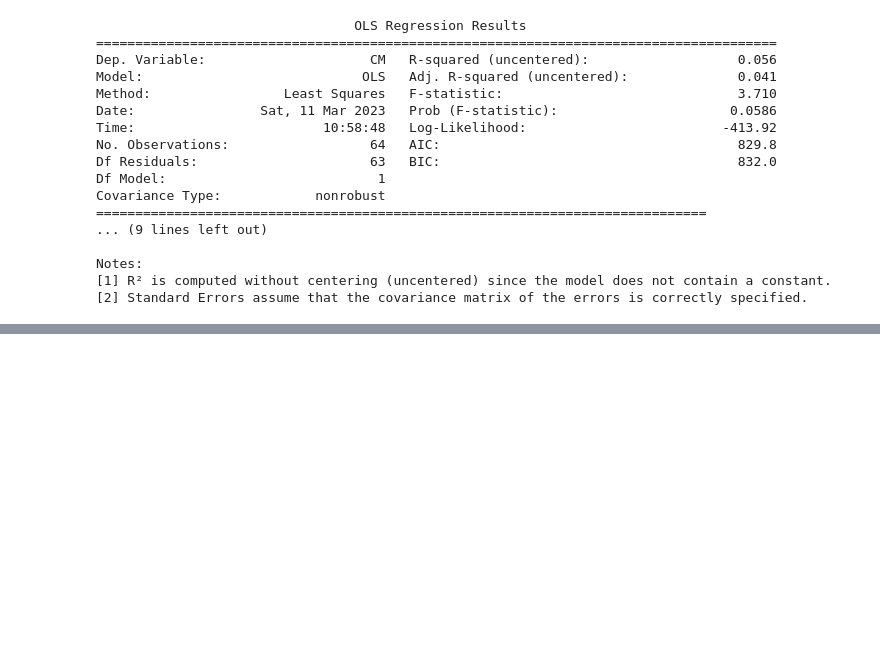
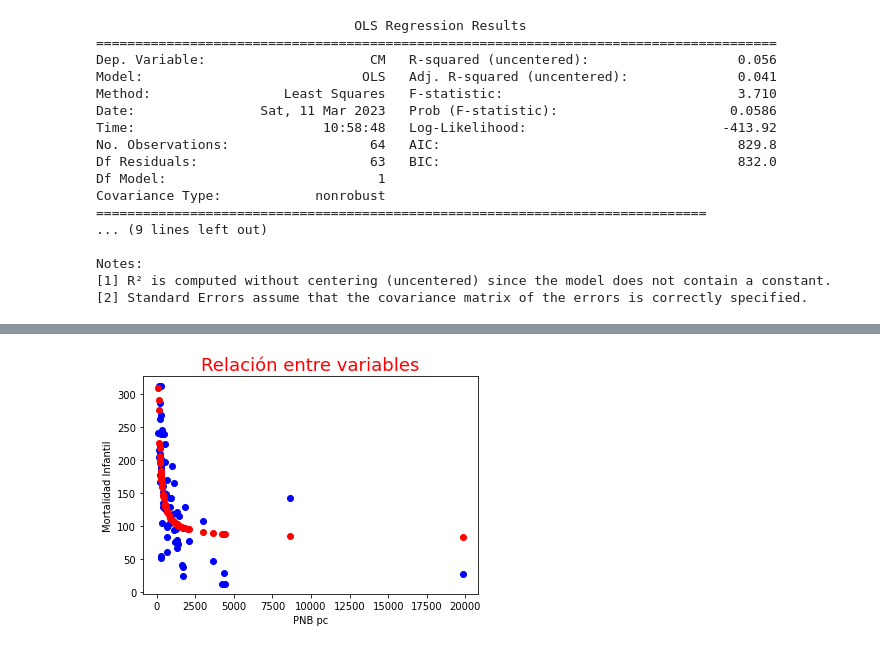
Before and after one commit to JuanAcevedoEcon/Advanced-Econometrics-MSc-, a Jupyter notebook: 1. Ordinary Least Squares (OLS)/(2) MCO.ipynb, the cells around one changed output, grey strips where cells are left out. Cells and saved outputs as stored; diff of their text form; code cells hidden in the pictures; blank space fills up the shorter version.

```diff
--- a/1. Ordinary Least Squares (OLS)/(2) MCO.ipynb
+++ b/1. Ordinary Least Squares (OLS)/(2) MCO.ipynb
@@ -125,2 +232,3 @@ plt.show()
 # %%
-datos["1/PGNP"] = __________
+datos["1/PGNP"] = 1/datos["PGNP"]
+datos
@@ -137,0 +249,4 @@ modelo4 = ____
+# %%
+modelo3=sm.OLS(datos["CM"],sm.add_constant(datos["1/PGNP"]))
+resultado3 = modelo3.fit()
+print(resultado3.summary())
@@ -137,0 +271,3 @@ modelo4 = ____
+# %%
+valores_estimados2 = resultado3.predict()
+valores_estimados2
@@ -137,0 +291,10 @@ modelo4 = ____
+# %%
+fig, ax = plt.subplots()
+ax.scatter(datos["PGNP"], datos["CM"], color = "blue")
+ax.scatter(datos["PGNP"], valores_estimados2, color = "red")
+ax.set_xlabel("PNB pc")
+ax.set_ylabel("Mortalidad Infantil")
+ax.set_title("Relación entre variables", fontsize = 18, color = "red")
+plt.show()
+# %% [output]
+[figure, added]
```
Also changed, not shown: parts of 25 cells of this notebook.
